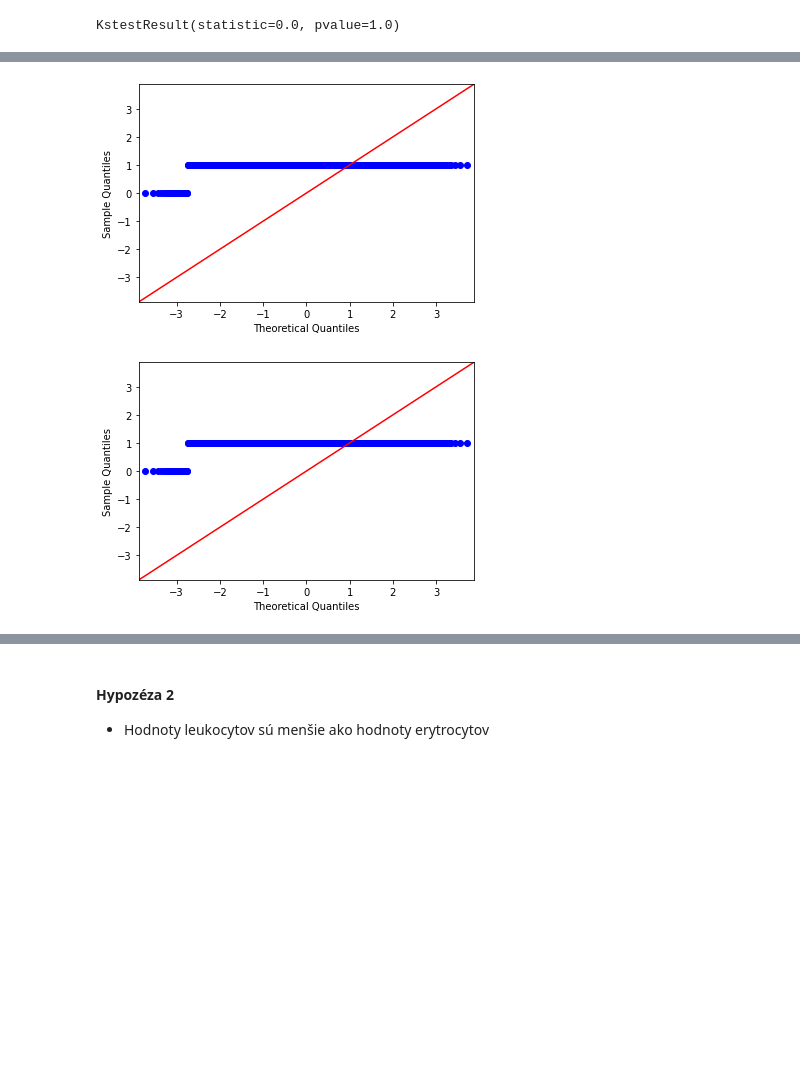
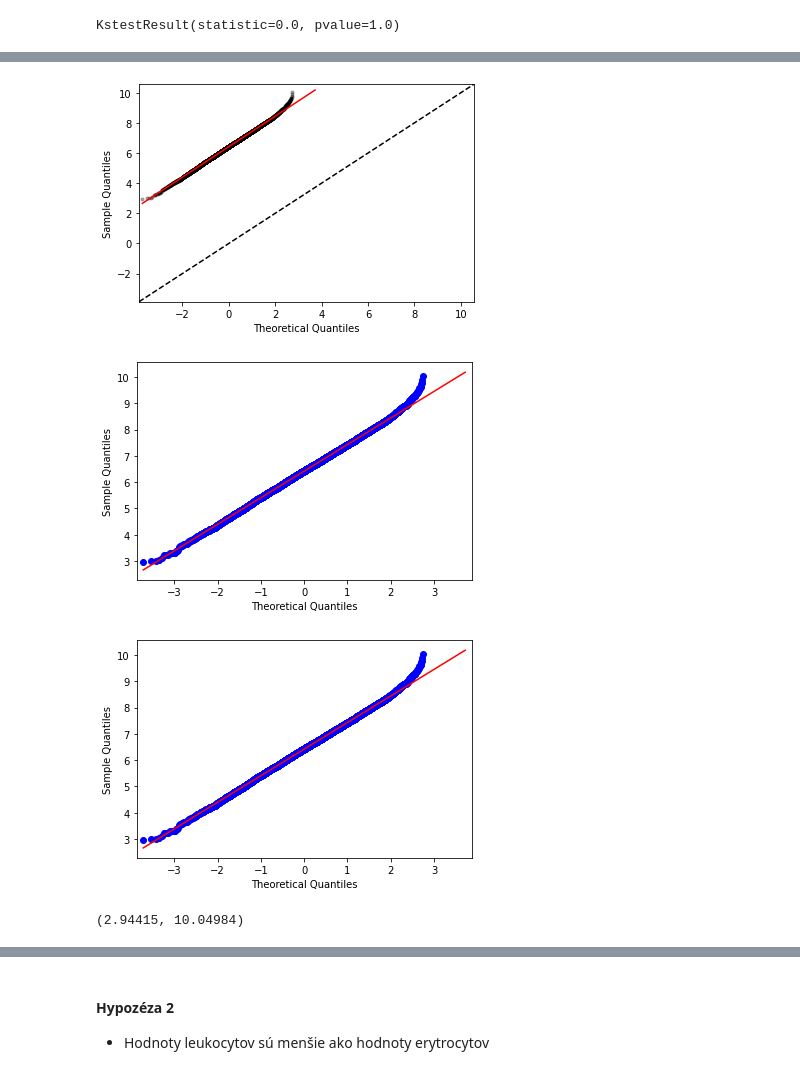
Before and after one commit to Matovic/Chronic-Lymphocytic-Leukemia, a Jupyter notebook: 1-EDA.ipynb, the cells around one changed output, grey strips where cells are left out. Drawn from its saved outputs; the diff is of its cells as text; code cells hidden in the pictures; blank space fills up the shorter version.

```diff
--- a/1-EDA.ipynb
+++ b/1-EDA.ipynb
@@ -468,5 +442,14 @@ sm.ProbPlot((~df_labor.hemoglobin.isna()),fit=True).qqplot(line='45')
 # %%
-sm.ProbPlot(~df_labor.hemoglobin.isna()).qqplot(line='45')
+qq = sm.ProbPlot(df_labor.hemoglobin).qqplot(line='q', marker='.', markerfacecolor='k', markeredgecolor='k', alpha=0.3)
+sm.qqline(qq.axes[0], line='45', fmt='k--')
 # %% [output]
-[figure, old version]
+[figure, new version]
-[figure, removed]
+# %%
+sm.qqplot(df_labor.hemoglobin, stats.distributions.norm, line='q')
+# %% [output]
+[figure, added]
+[figure, added]
+# %%
+df_labor.hemoglobin.min(), df_labor.hemoglobin.max()
+# %% [output]
+(2.94415, 10.04984)
```
Also changed, not shown: parts of 15 cells of this notebook.
